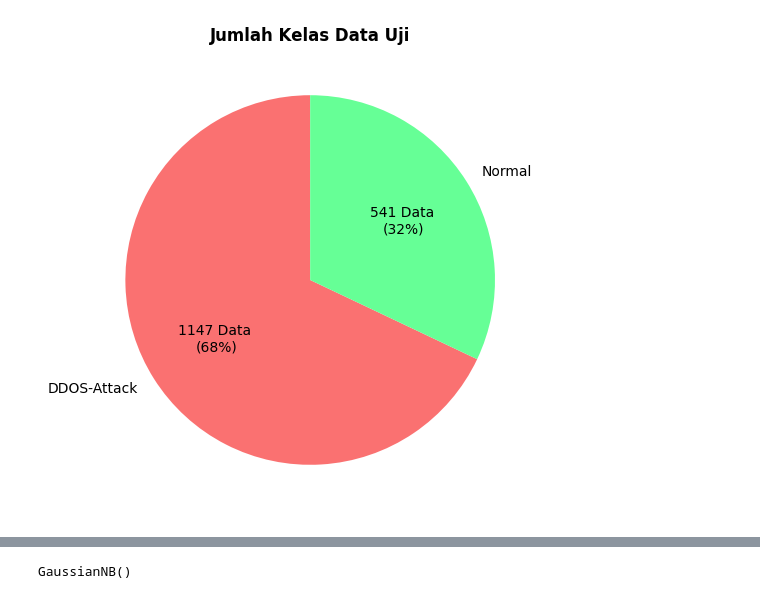
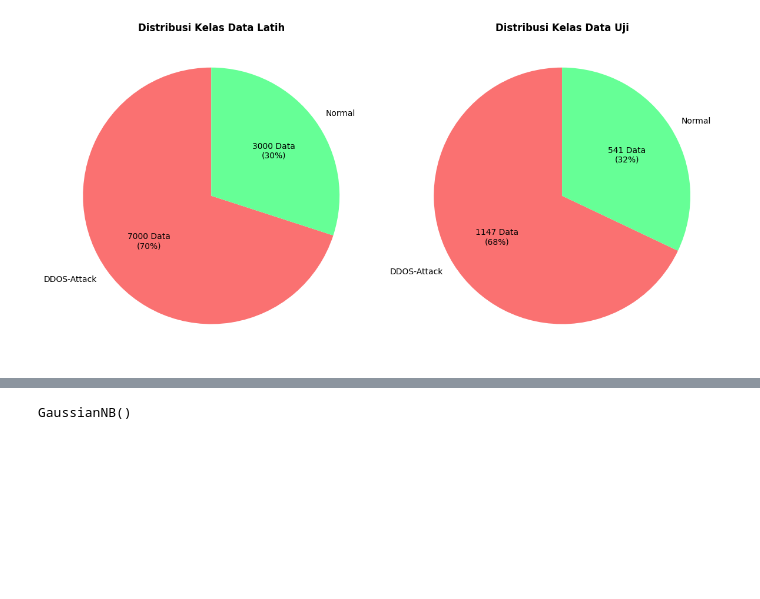
Before and after one commit to Liando18/deteksi-ddos, a Jupyter notebook: model/pelatihan-model.ipynb, the cells around one changed output, grey strips where cells are left out. Saved outputs shown, nothing was run; the diff lists cells and outputs as text; code cells hidden in the pictures; blank space fills up the shorter version.

```diff
--- a/model/pelatihan-model.ipynb
+++ b/model/pelatihan-model.ipynb
@@ -45,18 +28,33 @@ plt.show()
-# %%
-label_counts = df_test['status'].value_counts()
-labels = label_counts.index
-sizes = label_counts.values
-
-plt.figure(figsize=(6, 6))
-plt.pie(
-    sizes,
-    labels=labels,
-    autopct=lambda pct: f"{int(round(pct/100.*sum(sizes)))} Data \n({pct:.0f}%)",
-    startangle=90,
-    colors=["#fa7171", "#66ff96"]
-)
-
-plt.title("Jumlah Kelas Data Uji", fontsize=12, fontweight="bold")
-plt.show()
-# %% [output]
-[figure, removed]
+# %%
+fig, axes = plt.subplots(1, 2, figsize=(12, 6))
+
+label_counts_train = df_train['status'].value_counts()
+labels_train = label_counts_train.index
+sizes_train = label_counts_train.values
+
+axes[0].pie(
+    sizes_train,
+    labels=labels_train,
+    autopct=lambda pct: f"{int(round(pct/100.*sum(sizes_train)))} Data\n({pct:.0f}%)",
+    startangle=90,
+    colors=["#fa7171", "#66ff96"]
+)
+axes[0].set_title("Distribusi Kelas Data Latih", fontsize=12, fontweight="bold")
+
+label_counts_test = df_test['status'].value_counts()
+labels_test = label_counts_test.index
+sizes_test = label_counts_test.values
+
+axes[1].pie(
+    sizes_test,
+    labels=labels_test,
+    autopct=lambda pct: f"{int(round(pct/100.*sum(sizes_test)))} Data\n({pct:.0f}%)",
+    startangle=90,
+    colors=["#fa7171", "#66ff96"]
+)
+axes[1].set_title("Distribusi Kelas Data Uji", fontsize=12, fontweight="bold")
+
+plt.tight_layout()
+plt.show()
+# %% [output]
+[figure, added]
```
Also changed, not shown: parts of 8 cells of this notebook.
